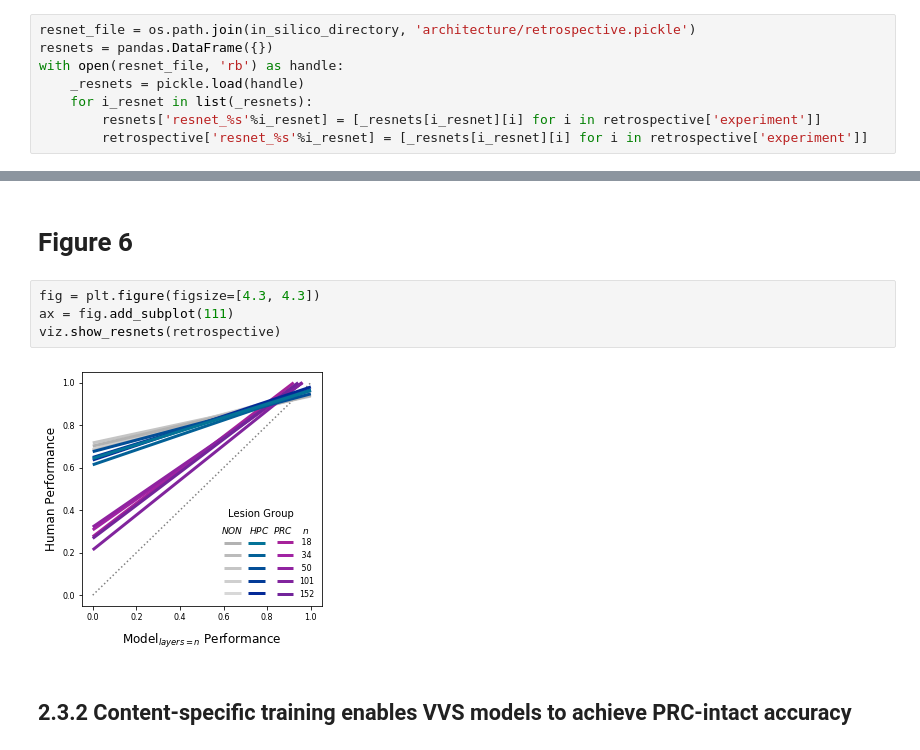
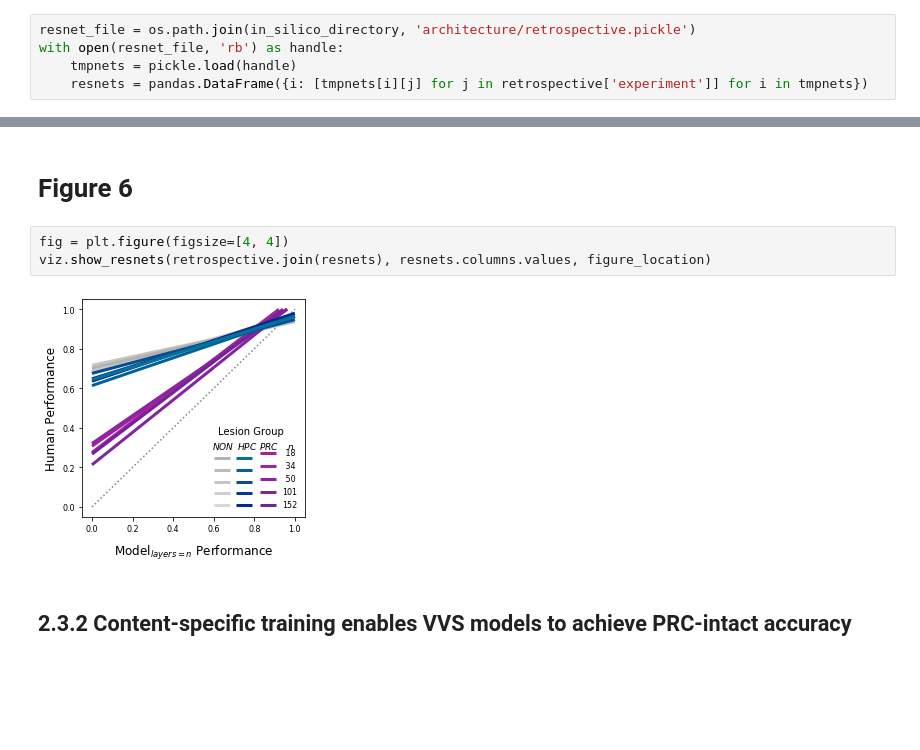
Before and after one commit to neuroailab/mtl_perception, a Jupyter notebook: summary/reporting_statistics.ipynb, the cells around one changed output, grey strips where cells are left out. Cells and saved outputs as stored; diff of their text form; blank space fills up the shorter version.

Commit message:
summary and preprint figures

```diff
--- a/summary/reporting_statistics.ipynb
+++ b/summary/reporting_statistics.ipynb
@@ -321,12 +321,9 @@ in_silico_directory = os.path.join(base_directory, 'in_silico')
 ## 2.3.1 Changing model architecture does not enable PRC-intact performance
 # %%
 resnet_file = os.path.join(in_silico_directory, 'architecture/retrospective.pickle')
-resnets = pandas.DataFrame({})
 with open(resnet_file, 'rb') as handle:
-    _resnets = pickle.load(handle)
-    for i_resnet in list(_resnets):
-        resnets['resnet_%s'%i_resnet] = [_resnets[i_resnet][i] for i in retrospective['experiment']]
-        retrospective['resnet_%s'%i_resnet] = [_resnets[i_resnet][i] for i in retrospective['experiment']]
+    tmpnets = pickle.load(handle)
+    resnets = pandas.DataFrame({i: [tmpnets[i][j] for j in retrospective['experiment']] for i in tmpnets})
 # %% [markdown]
 ### Deeper architectures do not better fit PRC-intact performance
 # %%
@@ -371,11 +368,10 @@ $\beta = 0.54$, $F(3, 24)$ = $3.97, P = 6 $ x $ 10 ^{-4} $
 # %% [markdown]
 # Figure 6
 # %%
-fig = plt.figure(figsize=[4.3, 4.3])
-ax = fig.add_subplot(111)
-viz.show_resnets(retrospective)
+fig = plt.figure(figsize=[4, 4])
+viz.show_resnets(retrospective.join(resnets), resnets.columns.values, figure_location)
 # %% [output]
-[figure, old version]
+[figure, new version]
 # %% [markdown]
 ## 2.3.2 Content-specific training enables VVS models to achieve PRC-intact accuracy
 # %%
```
Also changed, not shown: parts of 6 cells of this notebook, 14 other files.
